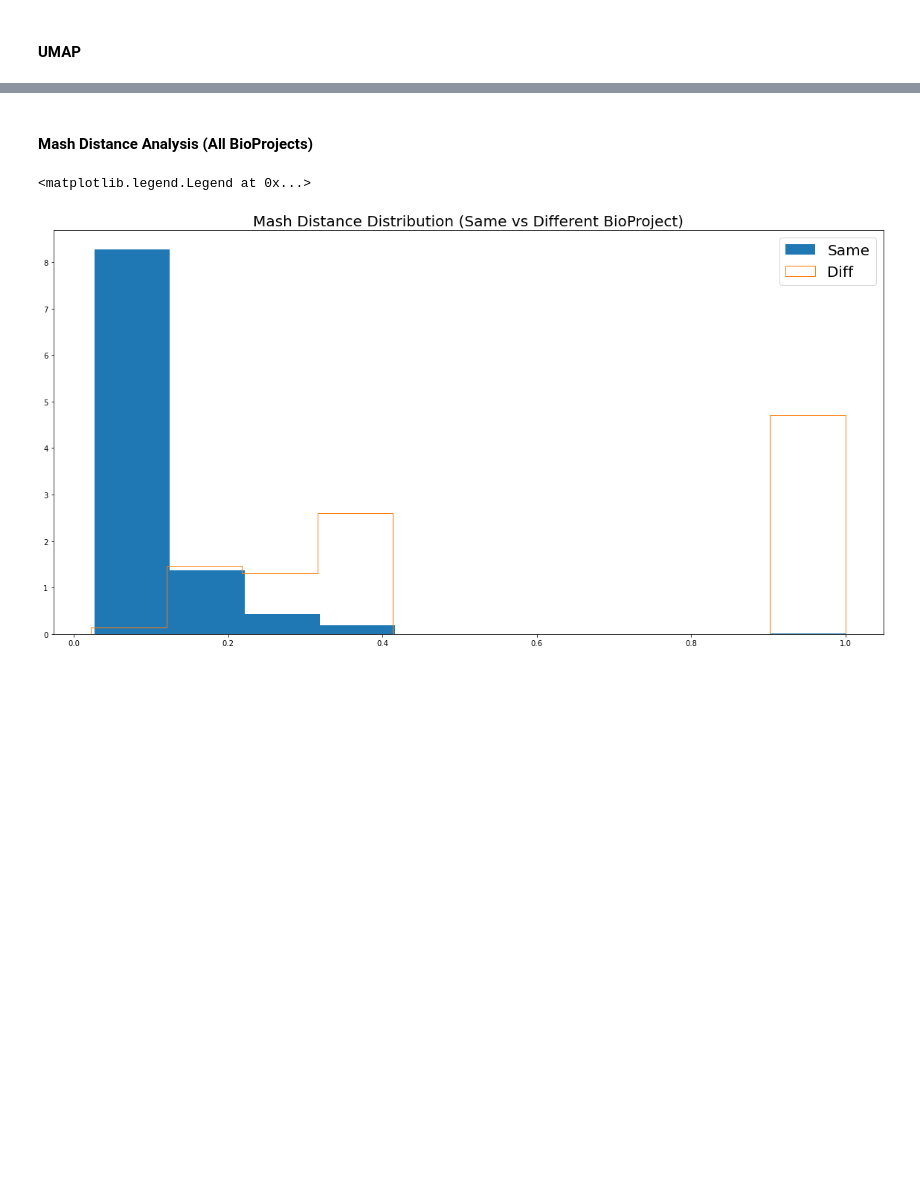
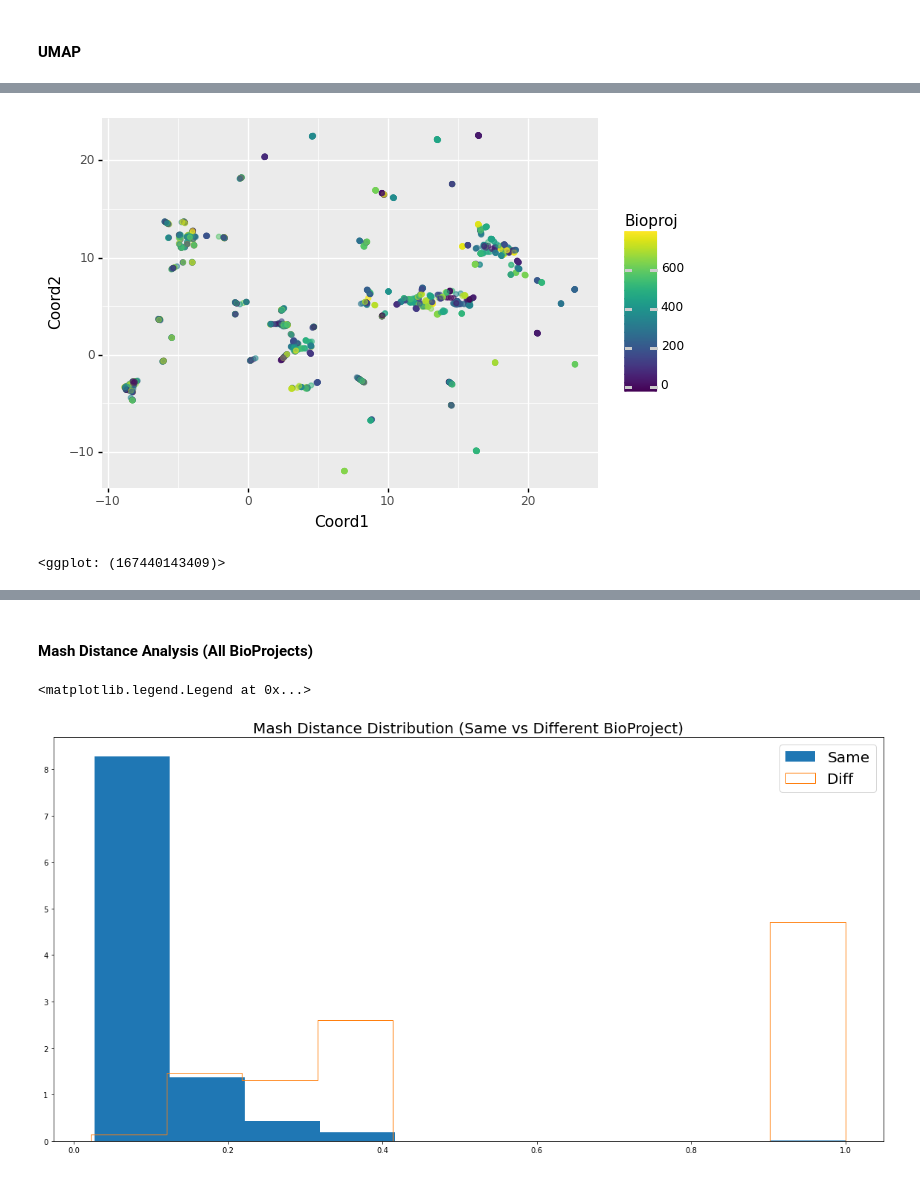
Before and after one commit to jsam356/CAP2, a Jupyter notebook: Distances/Scatterplot.ipynb, the cells around one changed output, grey strips where cells are left out. Saved outputs shown, nothing was run; the diff lists cells and outputs as text; code cells hidden in the pictures; blank space fills up the shorter version.

```diff
--- a/Distances/Scatterplot.ipynb
+++ b/Distances/Scatterplot.ipynb
@@ -384,0 +603,14 @@ figsize(20,10)
+# %%
+import pandas as pd
+
+df=pd.DataFrame(u,columns=["Coord1","Coord2"])
+df['Bioproj']=col
+# %%
+from plotnine import *
+
+(ggplot(df, aes(x='Coord1', y='Coord2', color='Bioproj')) +
+        geom_point(alpha = 0.5)
+)
+# %% [output]
+[figure, added]
+<ggplot: (167440143409)>
```
Also changed, not shown: parts of 70 cells of this notebook.
